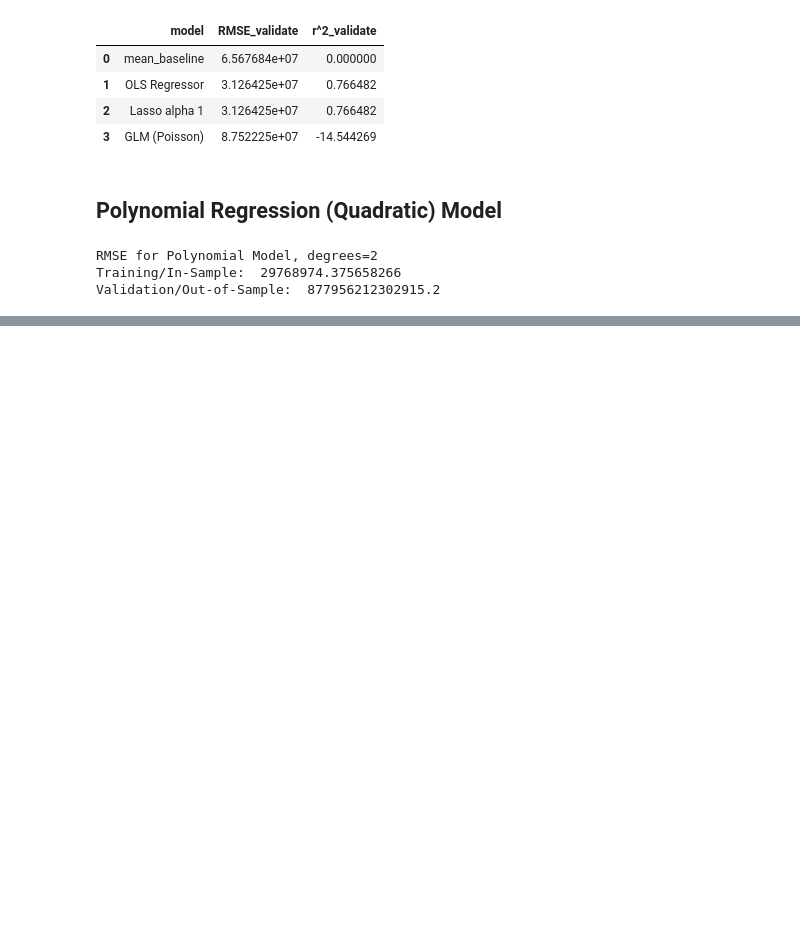
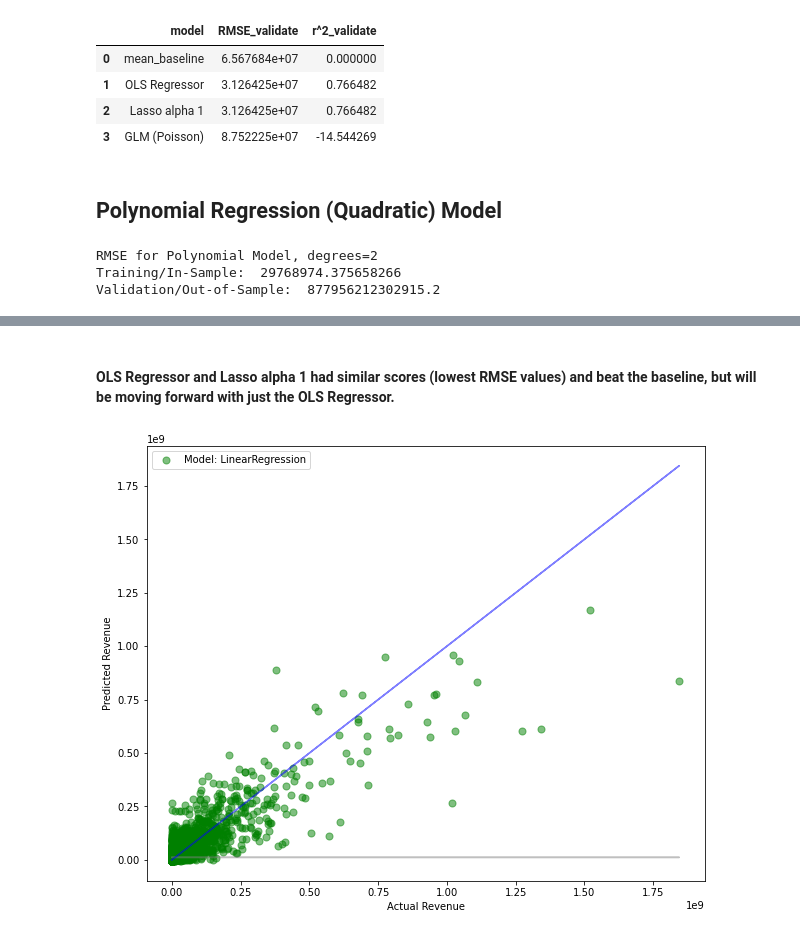
Before and after one commit to aliciag92/cinema-side-project, a Jupyter notebook: movie-revenue-report.ipynb, the cells around one changed output, grey strips where cells are left out. Drawn from its saved outputs; the diff is of its cells as text; code cells hidden in the pictures; blank space fills up the shorter version.

```diff
--- a/movie-revenue-report.ipynb
+++ b/movie-revenue-report.ipynb
@@ -561,0 +575,21 @@ Validation/Out-of-Sample:  877956212302915.2
+# %% [markdown]
+#### OLS Regressor and Lasso alpha 1 had similar scores (lowest RMSE values) and beat the baseline, but will be moving forward with just the OLS Regressor.
+# %%
+#plotting actual vs predicted values
+# y_validate.head()
+plt.figure(figsize=(10,8))
+
+plt.plot(y_validate.revenue, y_validate.revenue_pred_mean, alpha=.5, color="gray", label='_nolegend_')
+
+plt.plot(y_validate.revenue, y_validate.revenue, alpha=.5, color="blue", label='_nolegend_')
+
+plt.scatter(y_validate.revenue, y_validate.revenue_pred_lm,
+            alpha=.5, color="green", s=50, label="Model: LinearRegression")
+
+plt.legend()
+plt.xlabel("Actual Revenue")
+plt.ylabel("Predicted Revenue")
+
+plt.show()
+# %% [output]
+[figure, added]
```
Also changed, not shown: parts of 8 cells of this notebook.
